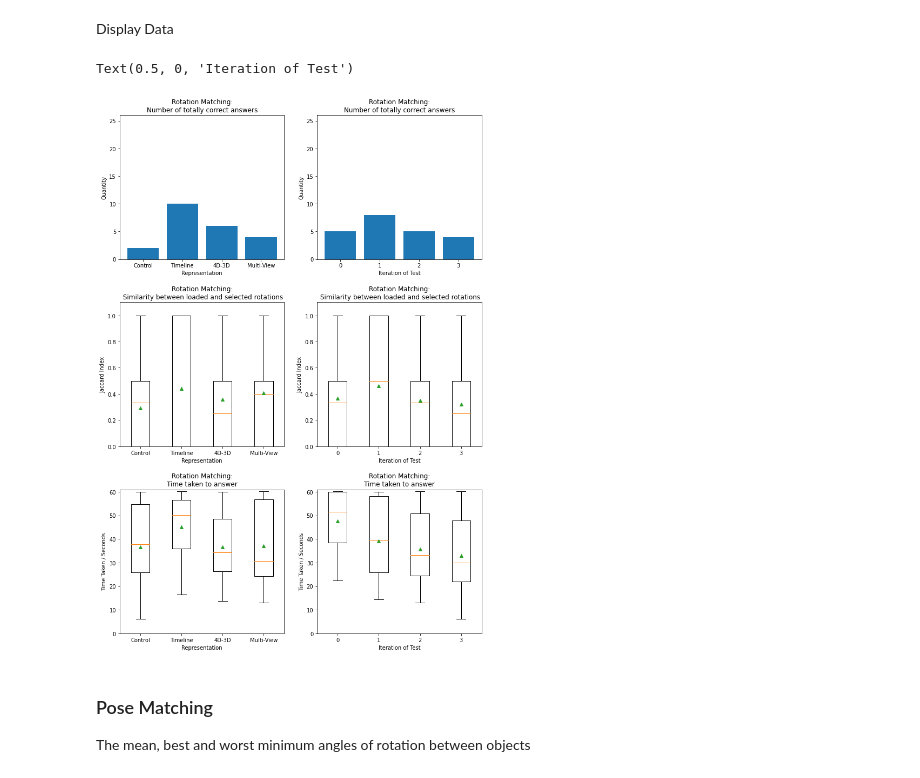
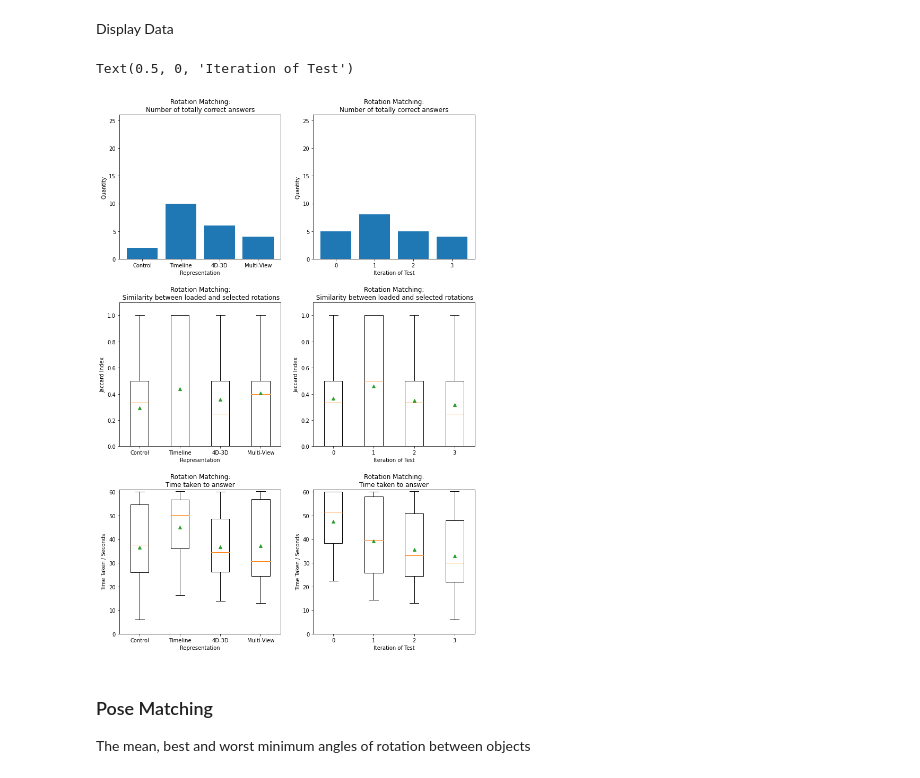
Before and after one commit to JoeSubbi/3D-Renderer-for-4D-Objects, a Jupyter notebook: Data Analysis/MultiFileAnalysis.ipynb, the cells around one changed output. Cells and saved outputs as stored; diff of their text form; code cells hidden in the pictures.

```diff
--- a/Data Analysis/MultiFileAnalysis.ipynb
+++ b/Data Analysis/MultiFileAnalysis.ipynb
@@ -648,13 +771,13 @@ with open("ordered_data.json", "r") as f:
 order = [1,2,3,4]
 # %%
 # Show Graphs
-fig = plt.figure(figsize = (12, 24))
-ax0 = fig.add_subplot(421)
-ax1 = fig.add_subplot(422)
-ax2 = fig.add_subplot(423)
-ax3 = fig.add_subplot(424)
-ax4 = fig.add_subplot(425)
-ax5 = fig.add_subplot(426)
+fig = plt.figure(figsize = (12, 18))
+ax0 = fig.add_subplot(321)
+ax1 = fig.add_subplot(322)
+ax2 = fig.add_subplot(323)
+ax3 = fig.add_subplot(324)
+ax4 = fig.add_subplot(325)
+ax5 = fig.add_subplot(326)
 fig.subplots_adjust(hspace=0.3)
 
 ax0.set_title("Rotation Matching:\nNumber of totally correct answers")
@@ -685,34 +808,36 @@ ax2.set_ylabel("Jaccard Index")
 ax2.set_xlabel("Representation")
 
 ax3.set_title("Rotation Matching:\n Similarity between loaded and selected rotations")
 x = ROTATE_jaccard_data(ordered_data).keys()
 d = [i for i in ROTATE_jaccard_data(ordered_data).values()]
 ax3.boxplot( d, showmeans=True )
 ax3.set_xticks(order, x)
 ax3.set_ylim((0, 1.1))
 ax3.set_ylabel("Jaccard Index")
 ax3.set_xlabel("Iteration of Test")
 
 ax4.set_title("Rotation Matching:\nTime taken to answer")
 x = ROTATE_time_data(compiled_data).keys()
 d = [i for i in ROTATE_time_data(compiled_data).values()]
 ax4.boxplot( d, showmeans=True )
 ax4.set_xticks(order, x)
 ax4.set_ylim((0, 61))
 ax4.set_ylabel("Time Taken / Seconds")
 ax4.set_xlabel("Representation")
 
 ax5.set_title("Rotation Matching:\nTime taken to answer")
 x = ROTATE_time_data(ordered_data).keys()
 d = [i for i in ROTATE_time_data(ordered_data).values()]
 ax5.boxplot( d, showmeans=True )
 ax5.set_xticks(order, x)
 ax5.set_ylim((0, 61))
 ax5.set_ylabel("Time Taken / Seconds")
 ax5.set_xlabel("Iteration of Test")
+
+plt.savefig("figures/rotation_matching_stats.png")
 # %% [output]
 Text(0.5, 0, 'Iteration of Test')
-[figure, old version]
+[figure, new version]
 # %% [markdown]
 ### Pose Matching
 The mean, best and worst minimum angles of rotation between objects
```
Also changed, not shown: parts of 6 cells of this notebook, 6 other files.
